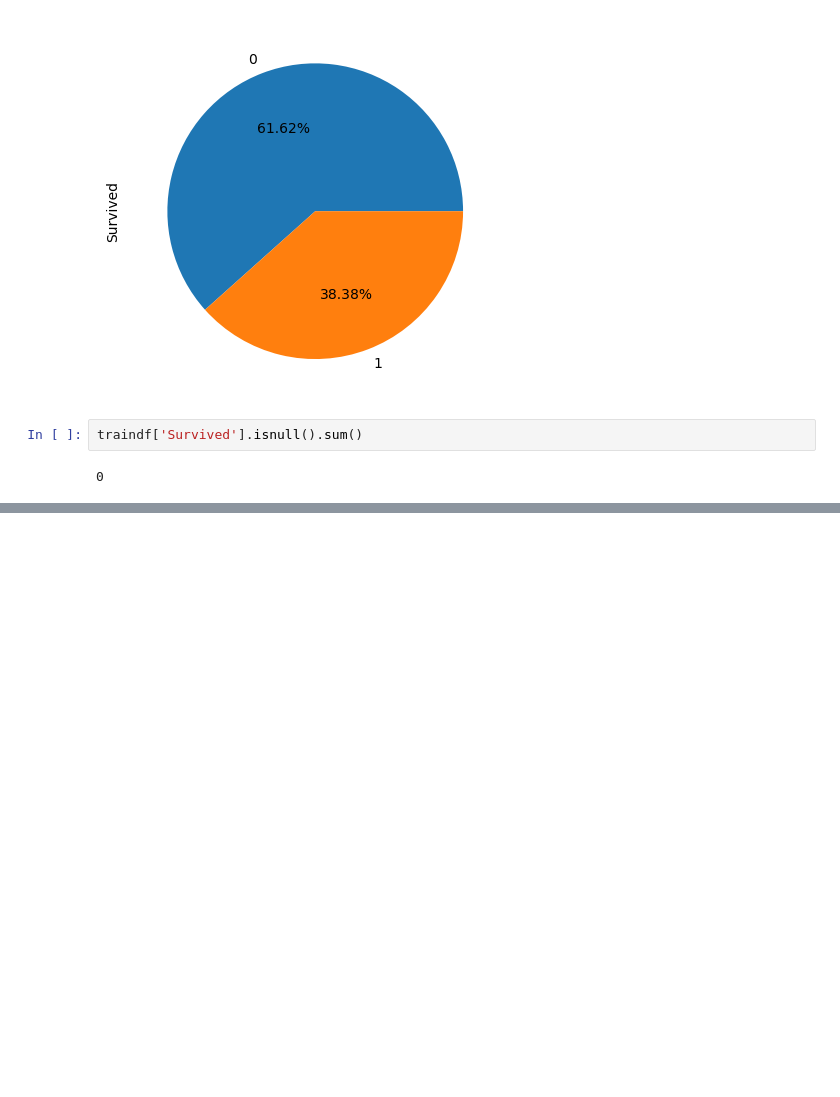
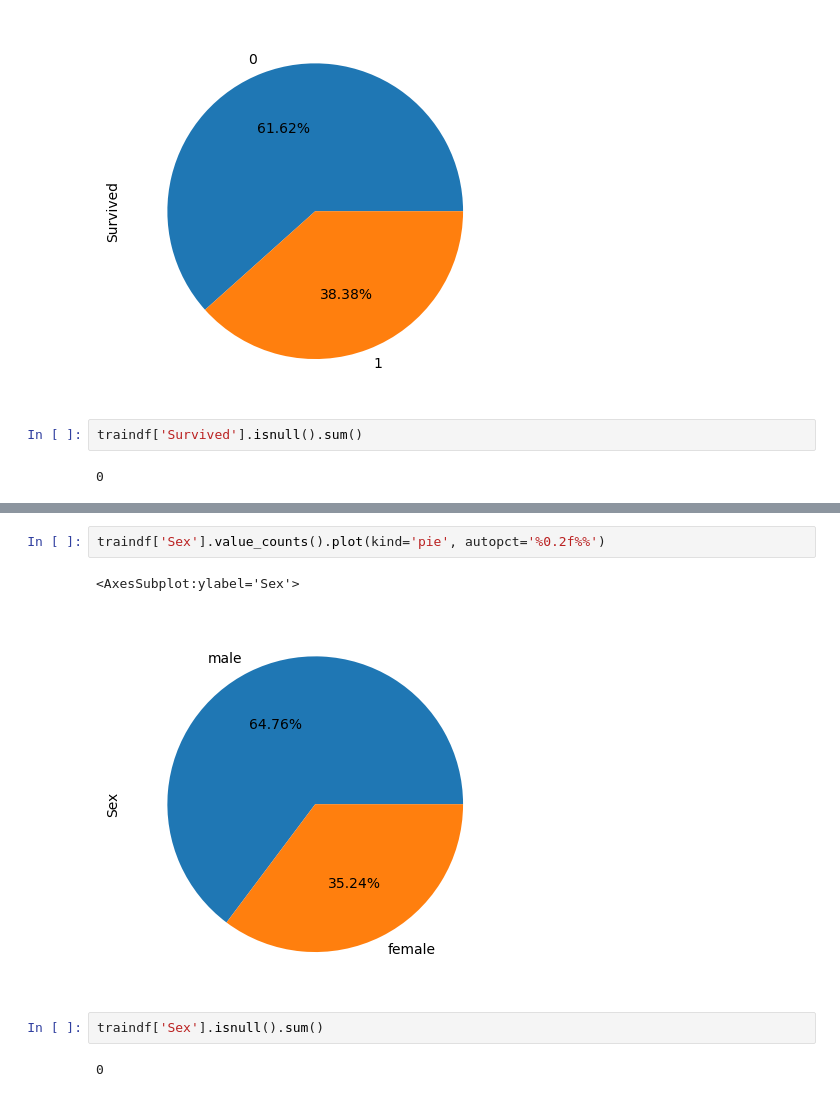
Before and after one commit to chwasiq0569/EDA-on-Titanic-Dataset, a Jupyter notebook: eda-on-titanic-dataset.ipynb, the cells around one changed output, grey strips where cells are left out. Saved outputs shown, nothing was run; the diff lists cells and outputs as text; blank space fills up the shorter version.

```diff
--- a/eda-on-titanic-dataset.ipynb
+++ b/eda-on-titanic-dataset.ipynb
@@ -224,0 +236,9 @@ traindf['Survived'].isnull().sum()
+# %%
+traindf['Sex'].value_counts().plot(kind='pie', autopct='%0.2f%%')
+# %% [output]
+<AxesSubplot:ylabel='Sex'>
+[figure, added]
+# %%
+traindf['Sex'].isnull().sum()
+# %% [output]
+0
```
Also changed, not shown: parts of 2 cells of this notebook.
